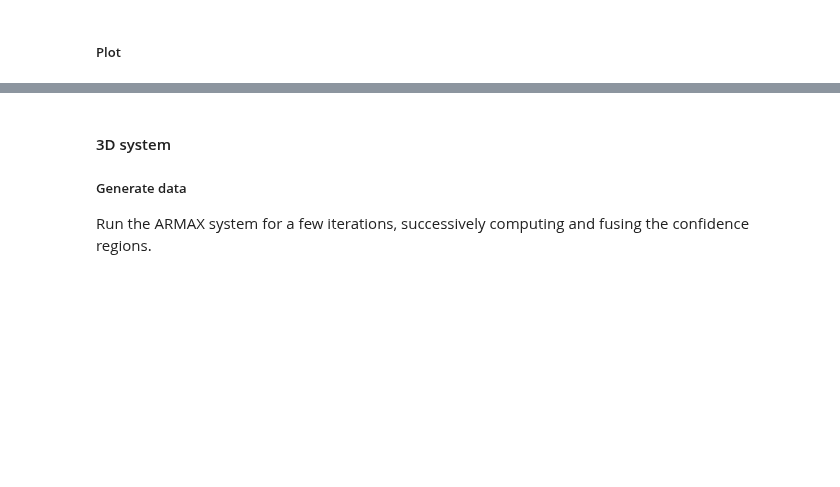
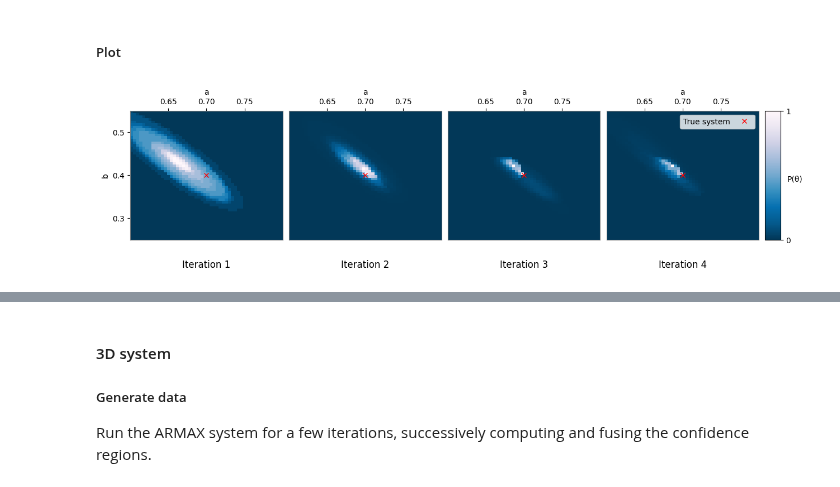
Before and after one commit to Muckthebuck/Learning-Dynamic-Systems, a Jupyter notebook: fusion/fusion2.ipynb, the cells around one changed output, grey strips where cells are left out. Saved outputs shown, nothing was run; the diff lists cells and outputs as text; code cells hidden in the pictures; blank space fills up the shorter version.

```diff
--- a/fusion/fusion2.ipynb
+++ b/fusion/fusion2.ipynb
@@ -152,3 +155,64 @@ for i in range(n_iters):
     old_ranks = fused_ranks
 # %% [markdown]
 ##### Plot
+# %%
+# Set up the grid of plots
+n_plots = 4
+n_cols = 5
+n_rows = 1
+gridspec = {'width_ratios': [1, 1, 1, 1, 0.1]}
+fig, axes = plt.subplots(n_rows, n_cols, figsize=(n_cols * 3, n_rows * 3), gridspec_kw=gridspec)
+axes = axes.flatten()
+
+# Plot the fused confidence region from each SPS run, as well as the points sampled from it
+skip = 3
+for idx in range(n_plots):
+    im = axes[idx].imshow(1-fused_ranks_list[skip*idx].T, cmap="PuBu_r", origin="lower", extent=search_ranges[0]+search_ranges[1])
+
+    # in_set = sample_fused_rank_tensor(fused_ranks_list[skip*idx], grid_axes, p=0.95)
+    # axes[idx].scatter(in_set[:,0], in_set[:,1], c='k', marker='.', s=1)
+    axes[idx].set_aspect('auto')
+    # axes[idx].set_axis_off()
+    axes[idx].set_xlim([0.6,0.8])
+    axes[idx].set_ylim([0.25,0.55])
+    axes[idx].set_xlabel('a')
+    axes[idx].set_ylabel('b')
+    axes[idx].set_xticks([0.65,0.7,0.75])
+    axes[idx].set_yticks([0.3,0.4,0.5])
+    axes[idx].xaxis.set_ticks_position('top')
+    axes[idx].xaxis.set_label_position('top')
+    if idx != 0: axes[idx].get_yaxis().set_visible(False)
+    if idx == 3: axes[idx].get_yaxis().set_visible(False)
+
+    axes[idx].set_title(f"Iteration {1+idx}", y=-0.25)
+
+    axes[idx].plot(a_vals[skip*idx], b, 'rx', label='True system' if idx==3 else None)
+
+    for spine in axes[idx].spines.values():
+        spine.set_visible(True)
+        spine.set_color(0.5*np.array([1, 1, 1]))
+
+
+
+
+
+# plt.tight_layout()
+
+axes[0].set_axis_on()
+axes[3].legend(markerfirst=False, loc='upper right')
+
+cax = axes[4]
+cbar = fig.colorbar(im, cax=cax)
+cbar.set_label('P(θ)', rotation=0, labelpad=5)
+cbar.ax.set_yticks([0, 1.0])
+
+fig.subplots_adjust(wspace=0.05, hspace=0)
+plt.show()
+
+
+fig.savefig("fusion2.png", dpi=600, bbox_inches='tight')
+
+
+# plt.show()
+# %% [output]
+[figure, added]
```
Also changed, not shown: parts of 6 cells of this notebook, 9 other files.
